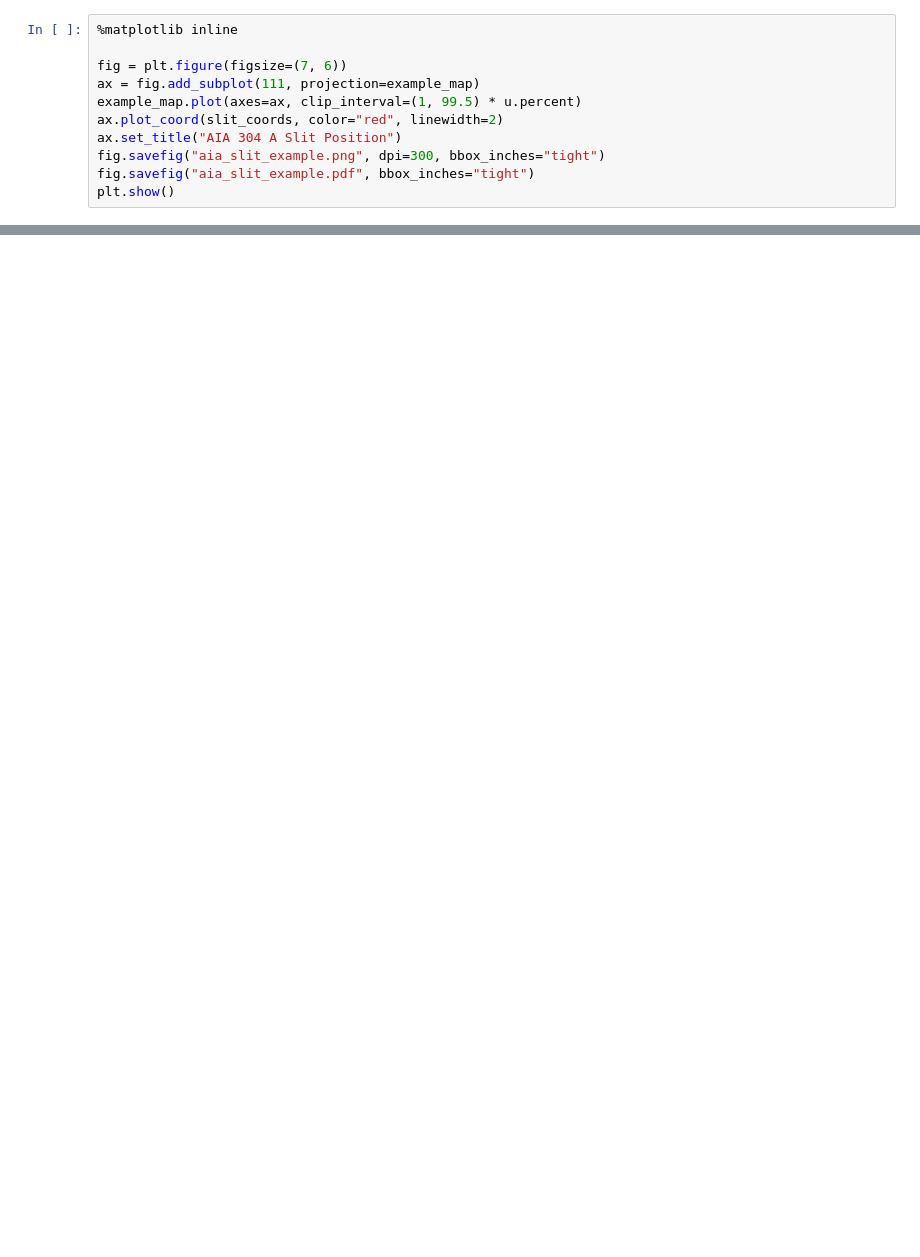
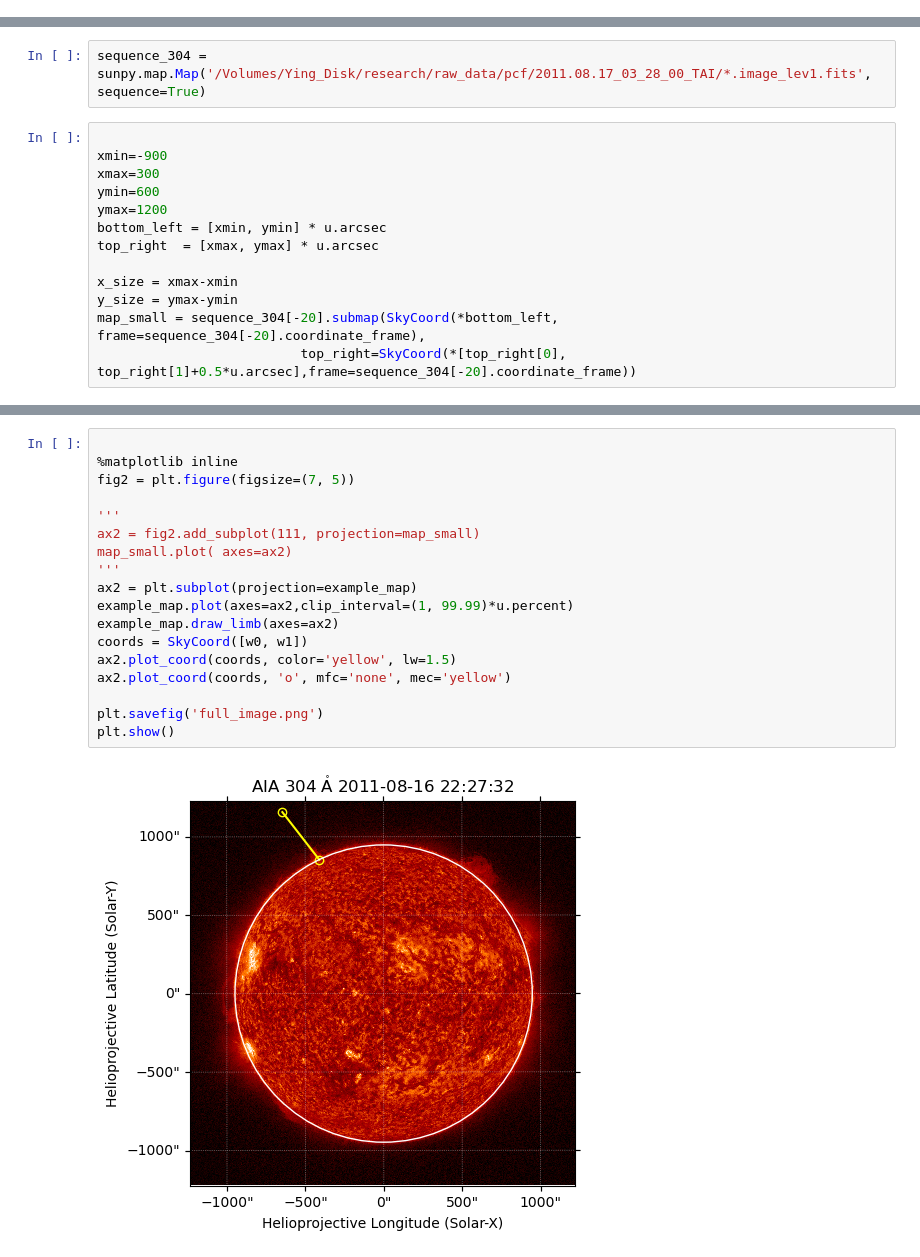
Before and after one commit to DawnWY/pcf-time-distance-map-example, a Jupyter notebook: notebooks/example_20110817/t-dmap_example_20110817.ipynb, the cells around one changed output, grey strips where cells are left out. Saved outputs shown, nothing was run; the diff lists cells and outputs as text; blank space fills up the shorter version.

```diff
--- a/notebooks/example_20110817/t-dmap_example_20110817.ipynb
+++ b/notebooks/example_20110817/t-dmap_example_20110817.ipynb
@@ -90,11 +0,0 @@ print(slit_coords)
-# %%
-%matplotlib inline
-
-fig = plt.figure(figsize=(7, 6))
-ax = fig.add_subplot(111, projection=example_map)
-example_map.plot(axes=ax, clip_interval=(1, 99.5) * u.percent)
-ax.plot_coord(slit_coords, color="red", linewidth=2)
-ax.set_title("AIA 304 A Slit Position")
-fig.savefig("aia_slit_example.png", dpi=300, bbox_inches="tight")
-fig.savefig("aia_slit_example.pdf", bbox_inches="tight")
-plt.show()
@@ -387,0 +33,15 @@ print(f"Late-phase velocity from the last {n_late} points: {v_late:.2f} km/s")
+# %%
+sequence_304 = sunpy.map.Map('/Volumes/Ying_Disk/research/raw_data/pcf/2011.08.17_03_28_00_TAI/*.image_lev1.fits', sequence=True)
+# %%
+
+xmin=-900
+xmax=300
+ymin=600
+ymax=1200
+bottom_left = [xmin, ymin] * u.arcsec
+top_right  = [xmax, ymax] * u.arcsec
+
+x_size = xmax-xmin
+y_size = ymax-ymin
+map_small = sequence_304[-20].submap(SkyCoord(*bottom_left, frame=sequence_304[-20].coordinate_frame),
+                          top_right=SkyCoord(*[top_right[0], top_right[1]+0.5*u.arcsec],frame=sequence_304[-20].coordinate_frame))
@@ -387,0 +108,20 @@ print(f"Late-phase velocity from the last {n_late} points: {v_late:.2f} km/s")
+# %%
+
+%matplotlib inline
+fig2 = plt.figure(figsize=(7, 5))
+
+'''
+ax2 = fig2.add_subplot(111, projection=map_small)
+map_small.plot( axes=ax2)
+'''
+ax2 = plt.subplot(projection=example_map)
+example_map.plot(axes=ax2,clip_interval=(1, 99.99)*u.percent)
+example_map.draw_limb(axes=ax2)
+coords = SkyCoord([w0, w1])
+ax2.plot_coord(coords, color='yellow', lw=1.5)
+ax2.plot_coord(coords, 'o', mfc='none', mec='yellow')
+
+plt.savefig('full_image.png')
+plt.show()
+# %% [output]
+[figure, added]
```
Also changed, not shown: parts of 34 cells of this notebook, 7 other files.
